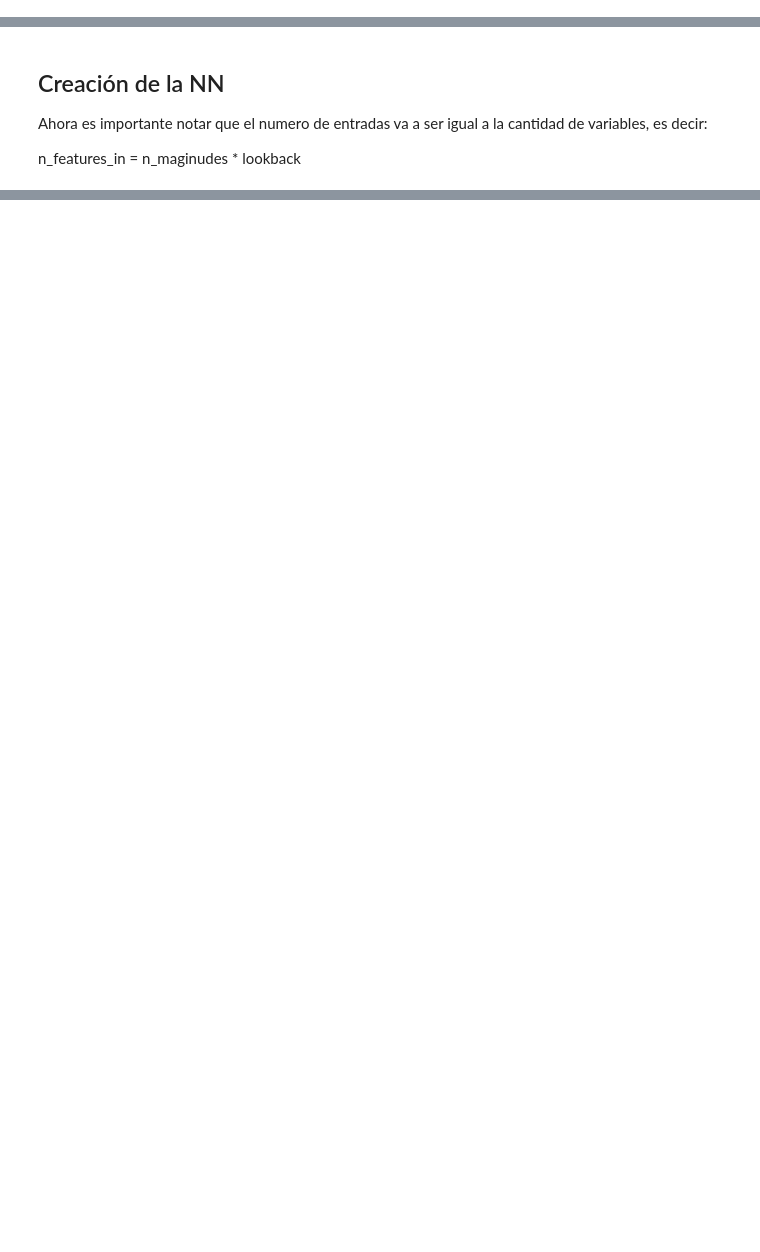
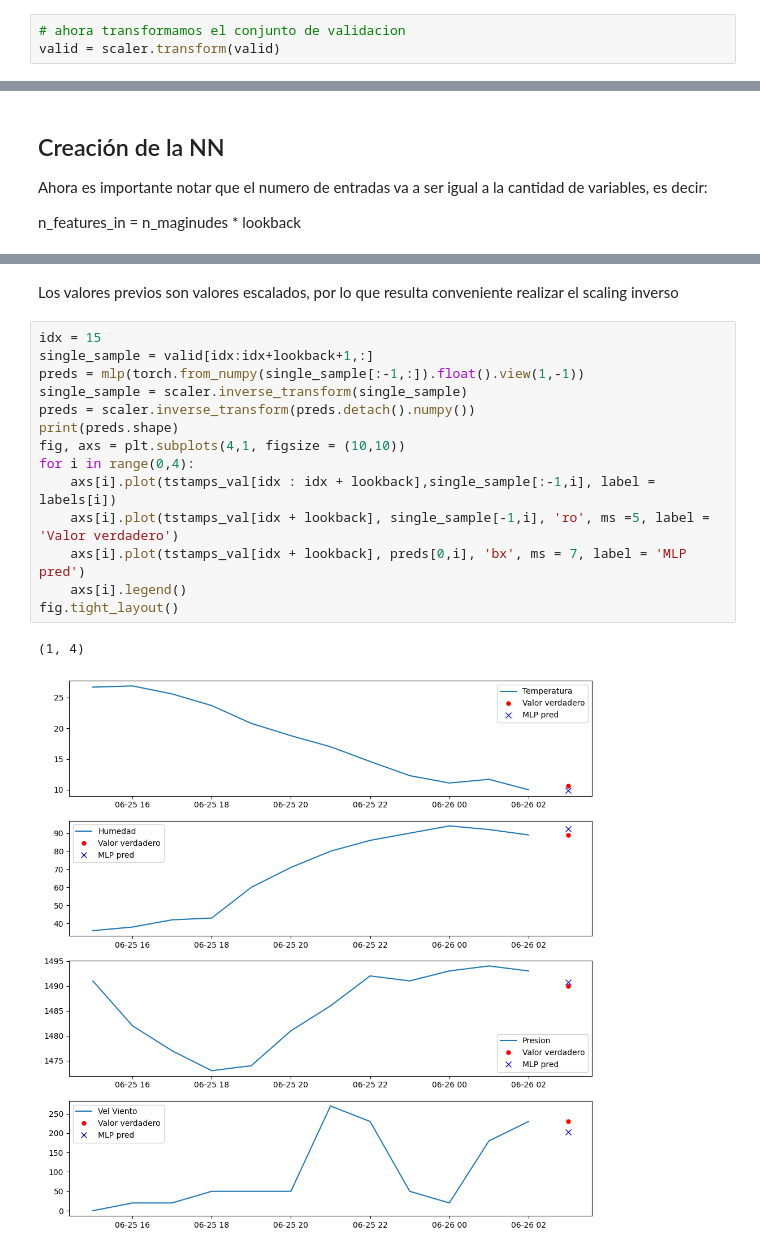
Before and after one commit to sebastlop/series-temporales-machine-learning, a Jupyter notebook: Apuntes/Tema-6/Tema-6.1.3-Inclusion-mas variables.ipynb, the cells around one changed output, grey strips where cells are left out. Drawn from its saved outputs; the diff is of its cells as text; blank space fills up the shorter version.

```diff
--- a/Apuntes/Tema-6/Tema-6.1.3-Inclusion-mas variables.ipynb
+++ b/Apuntes/Tema-6/Tema-6.1.3-Inclusion-mas variables.ipynb
@@ -59,3 +60,6 @@ print(train.shape, valid.shape)
+# %%
+# ahora transformamos el conjunto de validacion
+valid = scaler.transform(valid)
 # %% [markdown]
 ## Dataset y Dataloader
 
@@ -161,0 +205,19 @@ def fit(model, dataloader, epochs = 10):
+# %% [markdown]
+Los valores previos son valores escalados, por lo que resulta conveniente realizar el scaling inverso
+# %%
+idx = 15
+single_sample = valid[idx:idx+lookback+1,:]
+preds = mlp(torch.from_numpy(single_sample[:-1,:]).float().view(1,-1))
+single_sample = scaler.inverse_transform(single_sample)
+preds = scaler.inverse_transform(preds.detach().numpy())
+print(preds.shape)
+fig, axs = plt.subplots(4,1, figsize = (10,10))
+for i in range(0,4):
+    axs[i].plot(tstamps_val[idx : idx + lookback],single_sample[:-1,i], label = labels[i])
+    axs[i].plot(tstamps_val[idx + lookback], single_sample[-1,i], 'ro', ms =5, label = 'Valor verdadero')
+    axs[i].plot(tstamps_val[idx + lookback], preds[0,i], 'bx', ms = 7, label = 'MLP pred')
+    axs[i].legend()
+fig.tight_layout()
+# %% [output]
+(1, 4)
+[figure, added]
```
Also changed, not shown: parts of 23 cells of this notebook, 1 other file.
